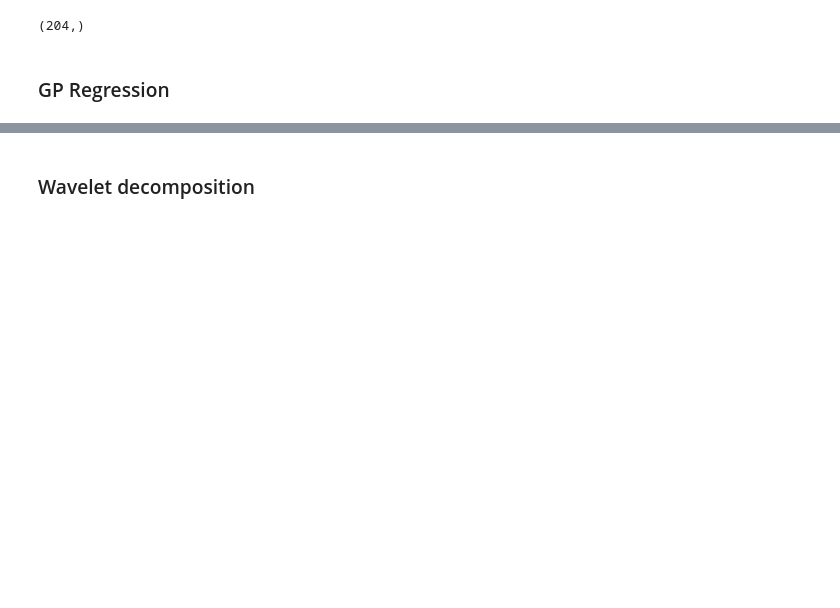
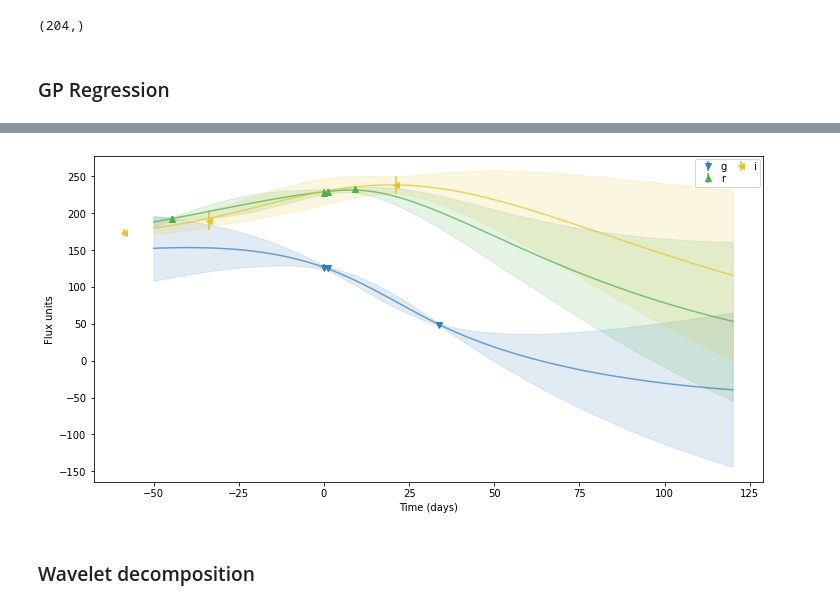
Before and after one commit to FabioRagosta/LSSTmetrics, a Jupyter notebook: SNRateMetric-ML.ipynb, the cells around one changed output, grey strips where cells are left out. Cells and saved outputs as stored; diff of their text form; code cells hidden in the pictures; blank space fills up the shorter version.

```diff
--- a/SNRateMetric-ML.ipynb
+++ b/SNRateMetric-ML.ipynb
@@ -13,5 +652,5 @@ from george import kernels
 # %%
-listobs = glob.glob('./LC/*dat')
+listobs = glob.glob('./LC_ML/*dat')
 print(len(listobs))
 listobs[40:50]
 # %% [output]
@@ -36,12 +675,12 @@ for lobs in obs.keys():
     z=float(np.array(r.split('\n'))[6].split()[1])
     idx_in = np.where(np.array(l)=='VARLIST:  MJD  FLT FIELD   FLUXCAL   FLUXCALERR   SNR    MAG     MAGERR ')
     idx_end= np.where(np.array(l)=='END: ')
-    e_obs,m_obs,err_obs,f_obs=[],[],[],[]
+    e_obs,flux_obs,fluxerr_obs,f_obs=[],[],[],[]
     for i in np.arange(idx_in[0][0]+1,idx_end[0][0],1):
         e_obs.append(float(l[i].split()[1]))
-        m_obs.append(float(l[i].split()[-2]))
-        err_obs.append(float(l[i].split()[-1]))
+        flux_obs.append(float(l[i].split()[4]))
+        fluxerr_obs.append(float(l[i].split()[5]))
         f_obs.append(l[i].split()[2])
     obs[lobs].update({z:{'epoch':np.array(e_obs),
-                      'mag':np.array(m_obs),
-                      'mag_err':np.array(err_obs),'filter':np.array(f_obs)}})
+                      'flux':np.array(flux_obs),
+                      'flux_err':np.array(fluxerr_obs),'filter':np.array(f_obs)}})
@@ -238,0 +843,5 @@ for f,c in zip(['g','r','i'],['red','green','black']):
+# %%
+fig,ax= plt.subplots(1,1)
+plot_obj_and_model(Table(obs['./LC_ML/LSST_2005cs_z=0.1_0.dat'][0.1]),Table(obj_data),kwargs={'axes':ax})
+# %% [output]
+[figure, added]
```
Also changed, not shown: parts of 78 cells of this notebook, 1 other file.
